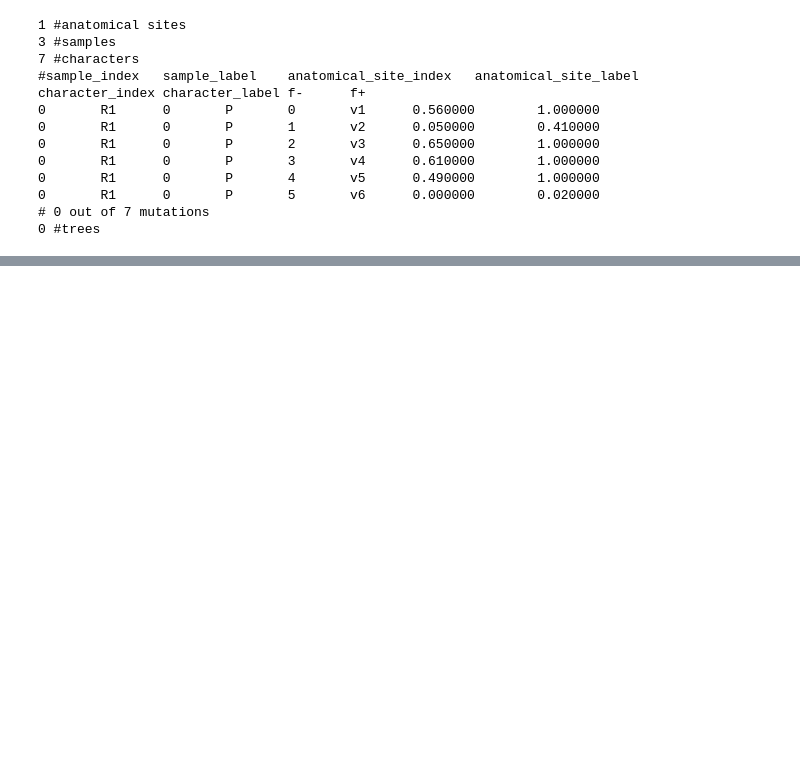
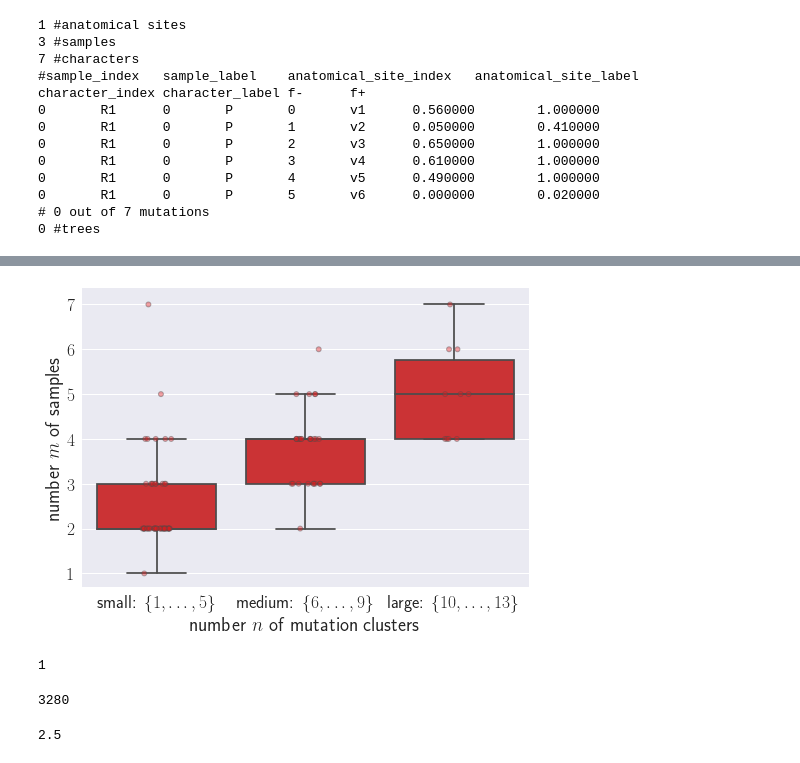
Before and after one commit to elkebir-group/PPM-NonUniq, a Jupyter notebook: analysis.ipynb, the cells around one changed output, grey strips where cells are left out. Saved outputs shown, nothing was run; the diff lists cells and outputs as text; code cells hidden in the pictures; blank space fills up the shorter version.

```diff
--- a/analysis.ipynb
+++ b/analysis.ipynb
@@ -1009,0 +1020,30 @@ plt.savefig("solutions_tracerx.pdf")
+# %%
+sns.stripplot(data=df_tracerx[df_tracerx['hoe']==0], x="clusters_discretized",
+              order=["small: $\{1,\ldots,5\}$", "medium: $\{6,\ldots,9\}$", "large: $\{10,\ldots,13\}$"],
+              y="samples", alpha=.4, split=True, linewidth=1, jitter=.1,
+              palette=[sns.color_palette("Set1", 10)[0], sns.color_palette("Set1", 10)[0], sns.color_palette("Set1", 10)[0]])
+ax = sns.boxplot(data=df_tracerx[df_tracerx['hoe']==0], x="clusters_discretized",
+                 order=["small: $\{1,\ldots,5\}$", "medium: $\{6,\ldots,9\}$", "large: $\{10,\ldots,13\}$"],
+                 y="samples", showfliers=False,
+                 palette=[sns.color_palette("Set1", 10)[0], sns.color_palette("Set1", 10)[0], sns.color_palette("Set1", 10)[0]])
+# ax.set(yscale="log")
+handles, labels = ax.get_legend_handles_labels()
+# ax.legend(handles[0:3], labels[0:3], title="removed samples", loc="upper left")
+# ax.set_ylim((0.05, 1e10))
+ax.set_xlabel("number $n$ of mutation clusters")
+ax.set_ylabel("number $m$ of samples")
+plt.savefig("samples_tracerx.pdf")
+# %% [output]
+[figure, added]
+# %%
+df_tracerx[df_tracerx['hoe'] == 0].trees.min()
+# %% [output]
+1
+# %%
+df_tracerx[df_tracerx['hoe'] == 0].trees.max()
+# %% [output]
+3280
+# %%
+df_tracerx[df_tracerx['hoe'] == 0].trees.median()
+# %% [output]
+2.5
```
Also changed, not shown: parts of 9 cells of this notebook, 20 other files.
